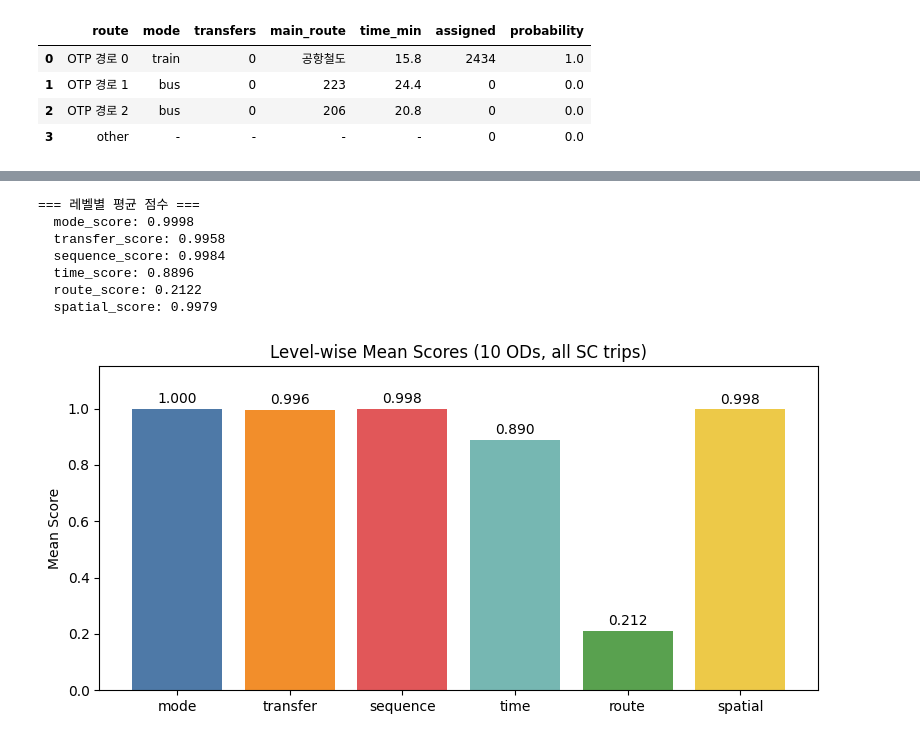
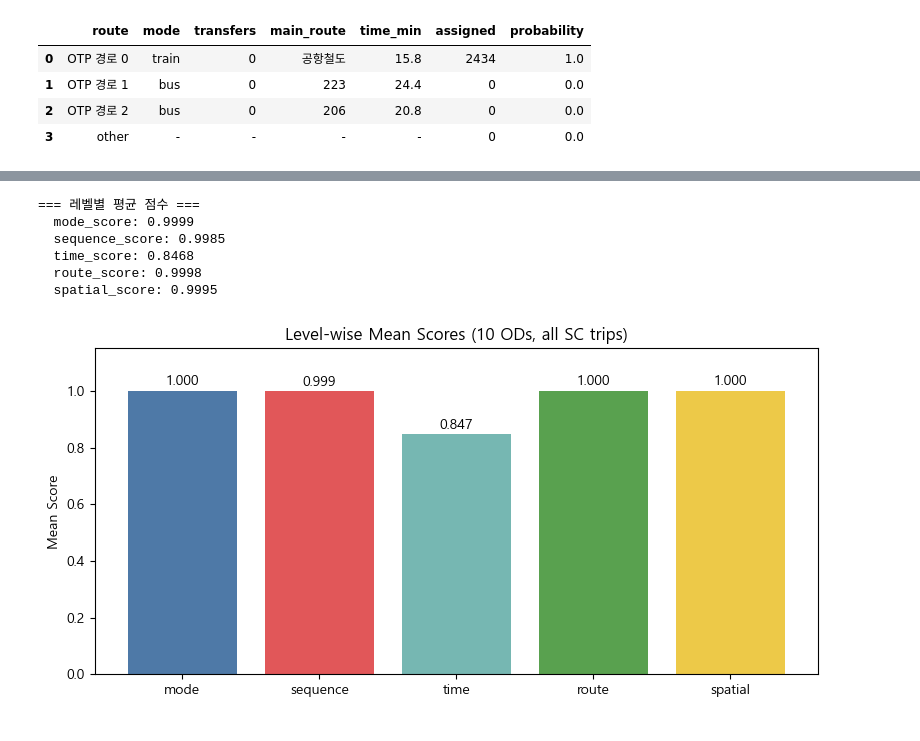
Before and after one commit to Minsu0814/gtx_route_choice_simulation, a Jupyter notebook: code/similarity_test_10od.ipynb, the cells around one changed output, grey strips where cells are left out. Drawn from its saved outputs; the diff is of its cells as text; code cells hidden in the pictures.

```diff
--- a/code/similarity_test_10od.ipynb
+++ b/code/similarity_test_10od.ipynb
@@ -363,7 +392,7 @@ print(f"스마트카드 통행: {len(sc_trips)}건 | OTP 고유 경로: {len(iti
 
 # OTP 경로 요약
 for i, itin in enumerate(itineraries):
-    otp_p = parse_otp_itinerary(itin)
+    otp_p = parse_otp_itinerary(itin, gtfs_lookup=gtfs)
     cnt = itin.get('_count', 1)
     print(f"  [경로 {i}] 모드={otp_p['modes']} 환승={otp_p['transfer_count']}회 "
           f"시간={otp_p['total_time']/60:.1f}분 주노선={otp_p['main_route']} (원본 {cnt}개)")
@@ -371,8 +400,8 @@ for i, itin in enumerate(itineraries):
 # 전체 매칭
 od_results = []
 for _, sc_row in tqdm(sc_trips.iterrows(), total=len(sc_trips), desc=f"{test_od} 매칭"):
-    sc_parsed = parse_smartcard_trip(sc_row)
-    match_result = match_smartcard_to_otp(sc_parsed, itineraries)
+    sc_parsed = parse_smartcard_trip(sc_row, gtfs_lookup=gtfs)
+    match_result = match_smartcard_to_otp(sc_parsed, itineraries, gtfs_lookup=gtfs)
     od_results.append({
         'sc_category': sc_row.get('transport_category', ''),
         'sc_transfers': sc_parsed['transfer_count'],
@@ -437,7 +466,7 @@ unmatched_df = od_df[od_df['matched'] == False]
 # OTP 경로 정보 수집
 route_summary = []
 for i, itin in enumerate(itineraries):
-    otp_p = parse_otp_itinerary(itin)
+    otp_p = parse_otp_itinerary(itin, gtfs_lookup=gtfs)
     assigned = matched_df[matched_df['best_otp_idx'] == i]
     n_assigned = len(assigned)
     prob = n_assigned / total_sc
@@ -501,8 +530,8 @@ for od_pair in tqdm(sample_od_list, desc="유사도 계산"):
         continue
 
     for _, sc_row in sc_trips.iterrows():
-        sc_parsed = parse_smartcard_trip(sc_row)
-        match_result = match_smartcard_to_otp(sc_parsed, itins)
+        sc_parsed = parse_smartcard_trip(sc_row, gtfs_lookup=gtfs)
+        match_result = match_smartcard_to_otp(sc_parsed, itins, gtfs_lookup=gtfs)
 
         all_results.append({
             'od_pair': od_pair,
@@ -514,7 +543,6 @@ for od_pair in tqdm(sample_od_list, desc="유사도 계산"):
             'best_grade': match_result['best_grade'],
             'best_otp_idx': match_result['best_idx'],
             'mode_score': round(match_result['best_level_scores']['mode_score'], 4),
-            'transfer_score': round(match_result['best_level_scores']['transfer_score'], 4),
             'sequence_score': round(match_result['best_level_scores']['sequence_score'], 4),
             'time_score': round(match_result['best_level_scores']['time_score'], 4),
             'route_score': round(match_result['best_level_scores']['route_score'], 4),
@@ -626,7 +651,7 @@ for od_pair in sample_od_list:
     unmatched = od_sub[od_sub['matched'] == False]
 
     for i, itin in enumerate(itins):
-        otp_p = parse_otp_itinerary(itin)
+        otp_p = parse_otp_itinerary(itin, gtfs_lookup=gtfs)
         n = len(matched[matched['best_otp_idx'] == i])
         all_summaries.append({
             'od_pair': od_pair,
@@ -699,29 +689,28 @@ OTP 경로 4   bus         0        740      9.3         0       0.0000
 # %%
 # 레벨별 평균 점수
-level_cols = ['mode_score', 'transfer_score', 'sequence_score', 'time_score', 'route_score', 'spatial_score']
+level_cols = ['mode_score', 'sequence_score', 'time_score', 'route_score', 'spatial_score']
 print("=== 레벨별 평균 점수 ===")
 for col in level_cols:
     print(f"  {col}: {results_df[col].mean():.4f}")
 
 # 레벨별 바 차트
 fig, ax = plt.subplots(figsize=(8, 4))
 level_means = results_df[level_cols].mean()
-colors = ['#4e79a7', '#f28e2b', '#e15759', '#76b7b2', '#59a14f', '#edc948']
+colors = ['#4e79a7', '#e15759', '#76b7b2', '#59a14f', '#edc948']
 ax.bar(range(len(level_cols)), level_means, color=colors,
        tick_label=[c.replace('_score','') for c in level_cols])
 ax.set_ylabel('Mean Score')
 ax.set_title('Level-wise Mean Scores (10 ODs, all SC trips)')
 ax.set_ylim(0, 1.15)
 for i, v in enumerate(level_means):
     ax.text(i, v + 0.02, f'{v:.3f}', ha='center', fontsize=10)
 plt.tight_layout()
 plt.show()
 # %% [output]
 === 레벨별 평균 점수 ===
-  mode_score: 0.9998
-  transfer_score: 0.9958
-  sequence_score: 0.9984
-  time_score: 0.8896
-  route_score: 0.2122
-  spatial_score: 0.9979
+  mode_score: 0.9999
+  sequence_score: 0.9985
+  time_score: 0.8468
+  route_score: 0.9998
+  spatial_score: 0.9995
-[figure, old version]
+[figure, new version]
```
Also changed, not shown: parts of 21 cells of this notebook, 11 other files.
